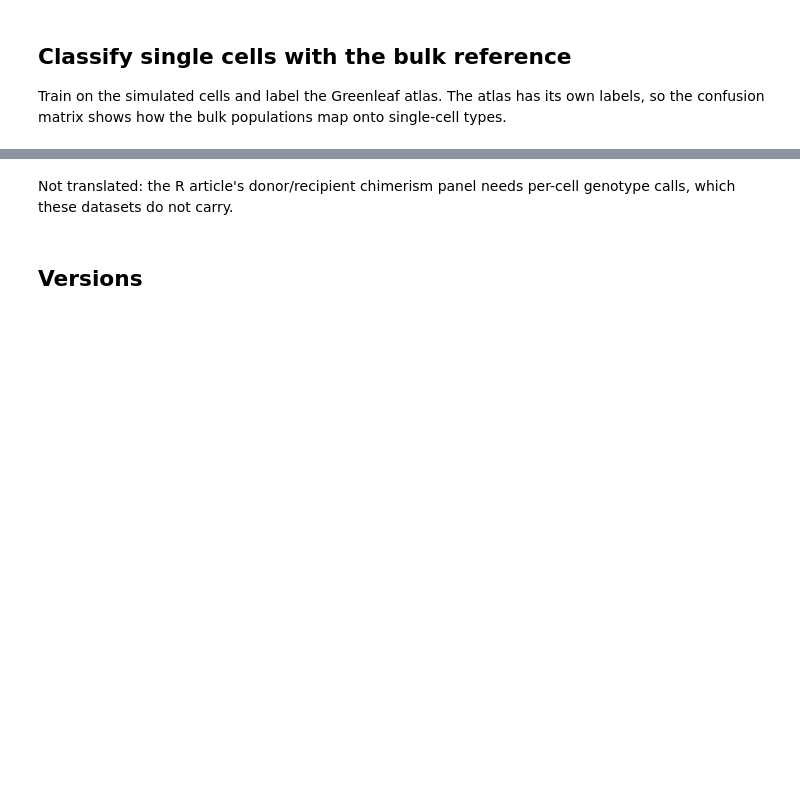
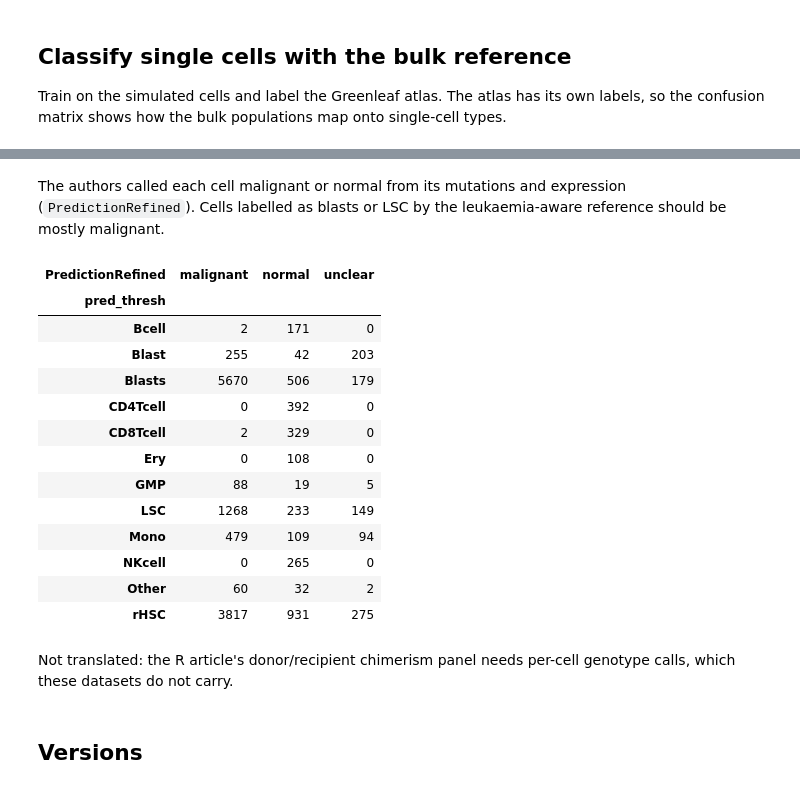
Before and after one commit to jacob-greene/py-viewmastR, a Jupyter notebook: tutorials/03_bulk_reference.ipynb, the cells around one changed output, grey strips where cells are left out. Drawn from its saved outputs; the diff is of its cells as text; code cells hidden in the pictures; blank space fills up the shorter version.

```diff
--- a/tutorials/03_bulk_reference.ipynb
+++ b/tutorials/03_bulk_reference.ipynb
@@ -95,0 +109,5 @@ _ = vm.viewmastR(aml, sim_all, "celltype", selected_features=vg)
+# %%
+aml = td.vangalen_aml()
+sim_all = vm.splat_bulk_reference(aml, bulk, N=10)
+vg = shared_variable_genes(aml, sim_all)
+_ = vm.viewmastR(aml, sim_all, "celltype", selected_features=vg)
@@ -112,3 +152,24 @@ print(aml.obs["pred_thresh"].value_counts().to_string())
+# %% [markdown]
+The authors called each cell malignant or normal from its mutations and expression
+(`PredictionRefined`). Cells labelled as blasts or LSC by the leukaemia-aware reference
+should be mostly malignant.
+# %%
+pd.crosstab(aml.obs["pred_thresh"], aml.obs["PredictionRefined"])
+# %% [output]
+| PredictionRefined | malignant | normal | unclear |
+| pred_thresh |  |  |  |
+| Bcell | 2 | 171 | 0 |
+| Blast | 255 | 42 | 203 |
+| Blasts | 5670 | 506 | 179 |
+| CD4Tcell | 0 | 392 | 0 |
+| CD8Tcell | 2 | 329 | 0 |
+| Ery | 0 | 108 | 0 |
+| GMP | 88 | 19 | 5 |
+| LSC | 1268 | 233 | 149 |
+| Mono | 479 | 109 | 94 |
+| NKcell | 0 | 265 | 0 |
+| Other | 60 | 32 | 2 |
+| rHSC | 3817 | 931 | 275 |
 # %% [markdown]
 Not translated: the R article's donor/recipient chimerism panel needs per-cell genotype
 calls, which these datasets do not carry.
```
Also changed, not shown: parts of 10 cells of this notebook, 5 other files.
